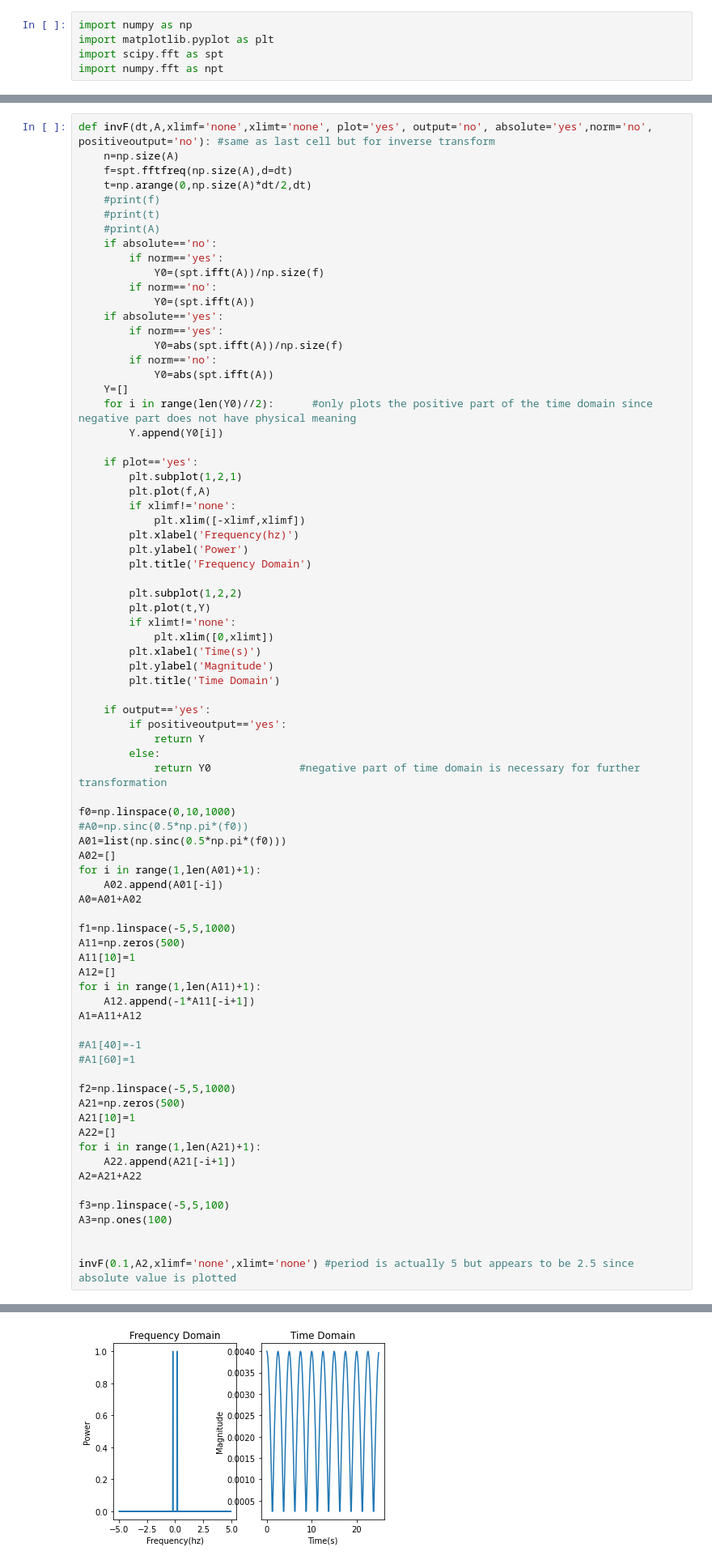
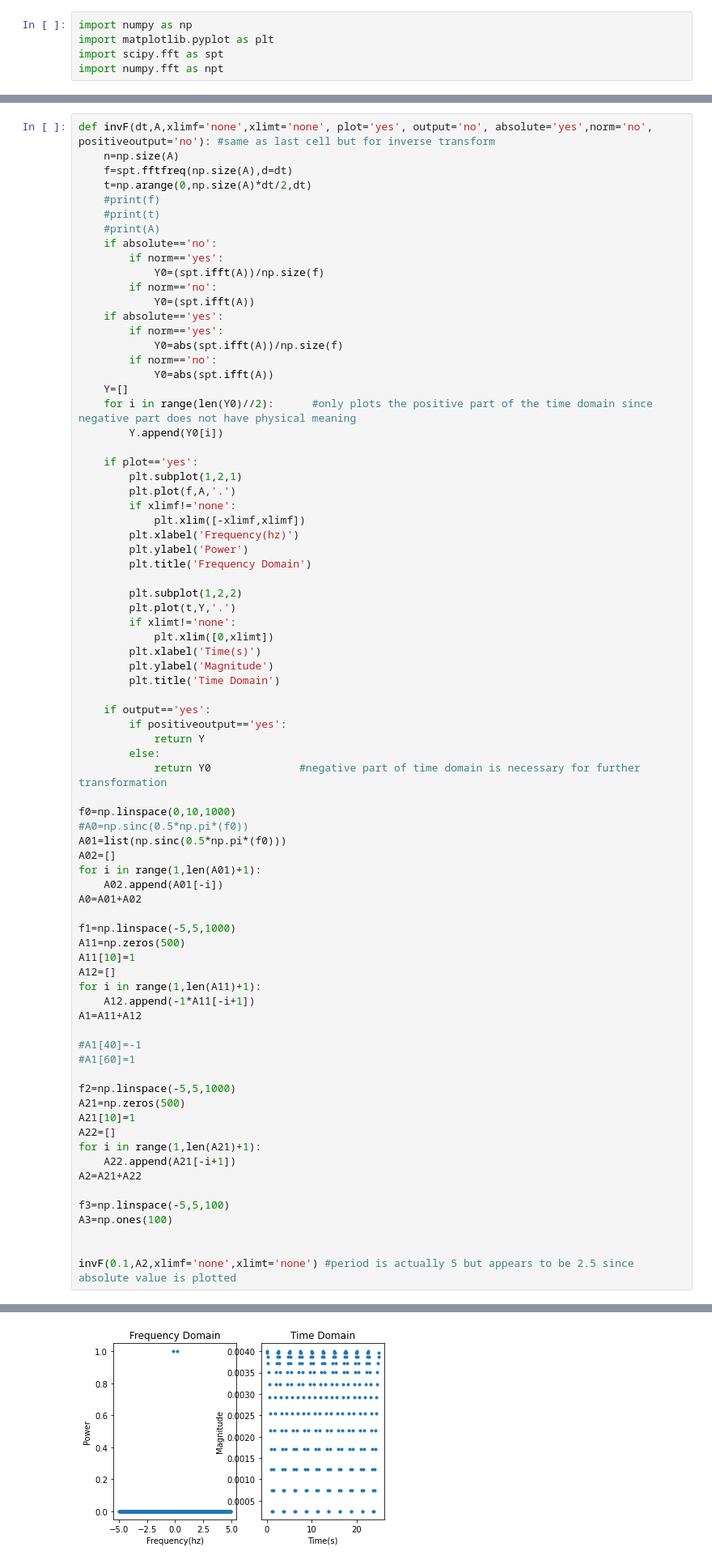
Before and after one commit to jblipper/VERITAS-Summer-Project-2022, a Jupyter notebook: Scripts/FFTs_with_Noise.ipynb, the cells around one changed output, grey strips where cells are left out. Shown at 81% size. Drawn from its saved outputs; the diff is of its cells as text.

```diff
--- a/Scripts/FFTs_with_Noise.ipynb
+++ b/Scripts/FFTs_with_Noise.ipynb
@@ -86,7 +86,7 @@ def invF(dt,A,xlimf='none',xlimt='none', plot='yes', output='no', absolute='yes'
 
     if plot=='yes':
         plt.subplot(1,2,1)
-        plt.plot(f,A)
+        plt.plot(f,A,'.')
         if xlimf!='none':
             plt.xlim([-xlimf,xlimf])
         plt.xlabel('Frequency(hz)')
@@ -94,7 +94,7 @@ def invF(dt,A,xlimf='none',xlimt='none', plot='yes', output='no', absolute='yes'
         plt.title('Frequency Domain')
 
         plt.subplot(1,2,2)
-        plt.plot(t,Y)
+        plt.plot(t,Y,'.')
         if xlimt!='none':
             plt.xlim([0,xlimt])
         plt.xlabel('Time(s)')
@@ -144,4 +143,4 @@ invF(0.1,A2,xlimf='none',xlimt='none') #period is actually 5 but appears to be 2
-[figure, old version]
+[figure, new version]
 # %%
 t0=np.linspace(0,10,100)
 y0=np.zeros(100)
```
Also changed, not shown: parts of 7 cells of this notebook.
